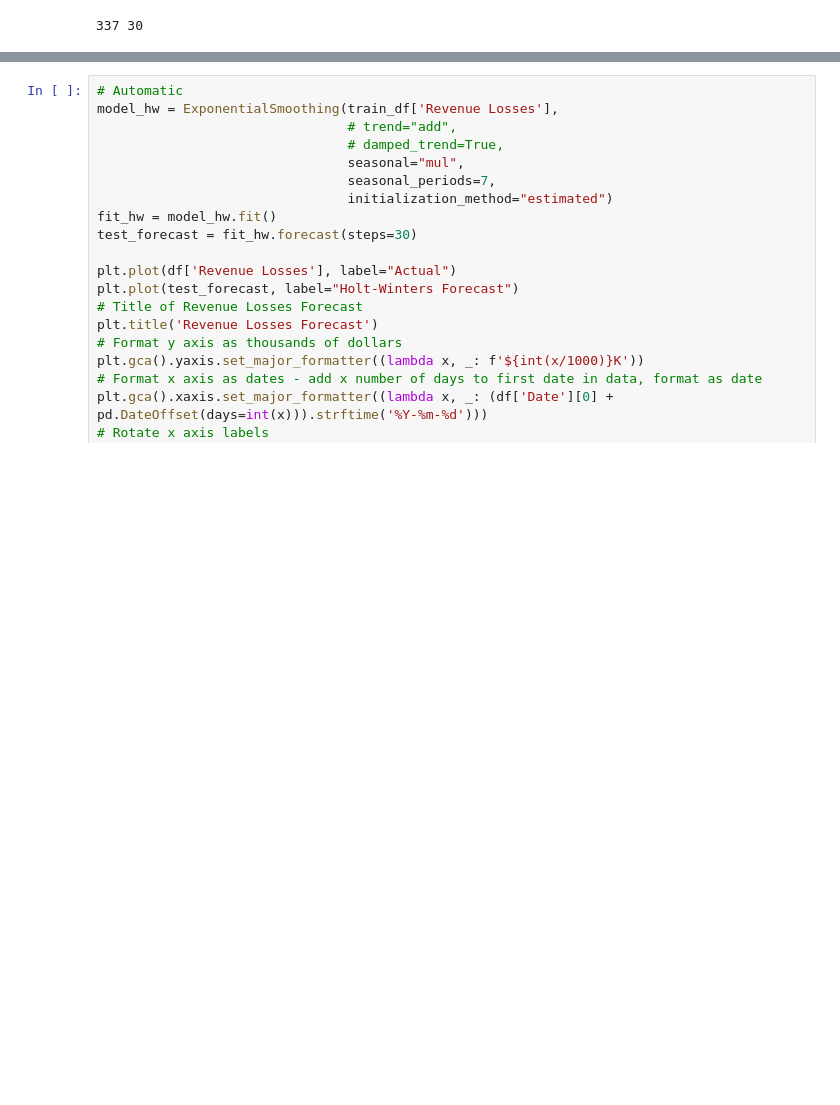
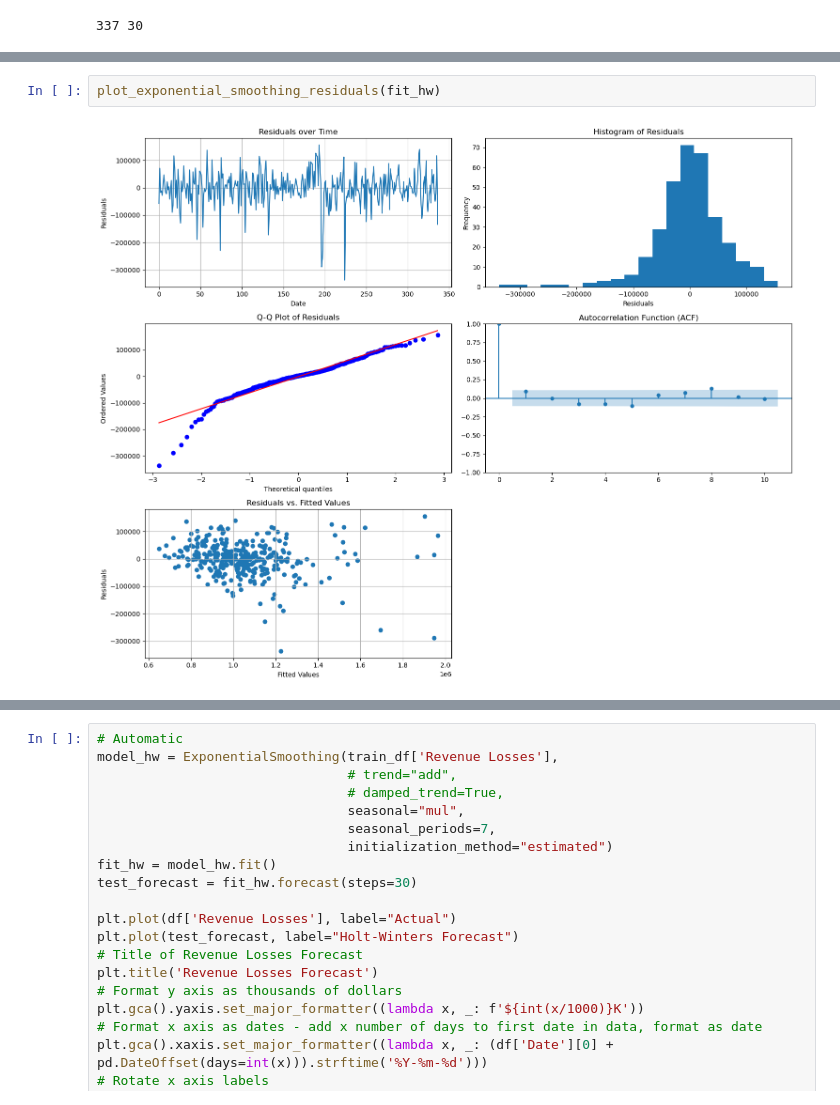
Before and after one commit to ijyliu/mcbroken-forecasting, a Jupyter notebook: Experimental Notebooks/Forecasts/ETS.ipynb, the cells around one changed output, grey strips where cells are left out. Drawn from its saved outputs; the diff is of its cells as text; blank space fills up the shorter version.

Commit message:
full ets with resids

```diff
--- a/Experimental Notebooks/Forecasts/ETS.ipynb
+++ b/Experimental Notebooks/Forecasts/ETS.ipynb
@@ -93 +158,5 @@ print(len(train_df), len(test_df))
+# %%
+plot_exponential_smoothing_residuals(fit_hw)
+# %% [output]
+[figure, added]
 # %%
```
Also changed, not shown: parts of 6 cells of this notebook.
